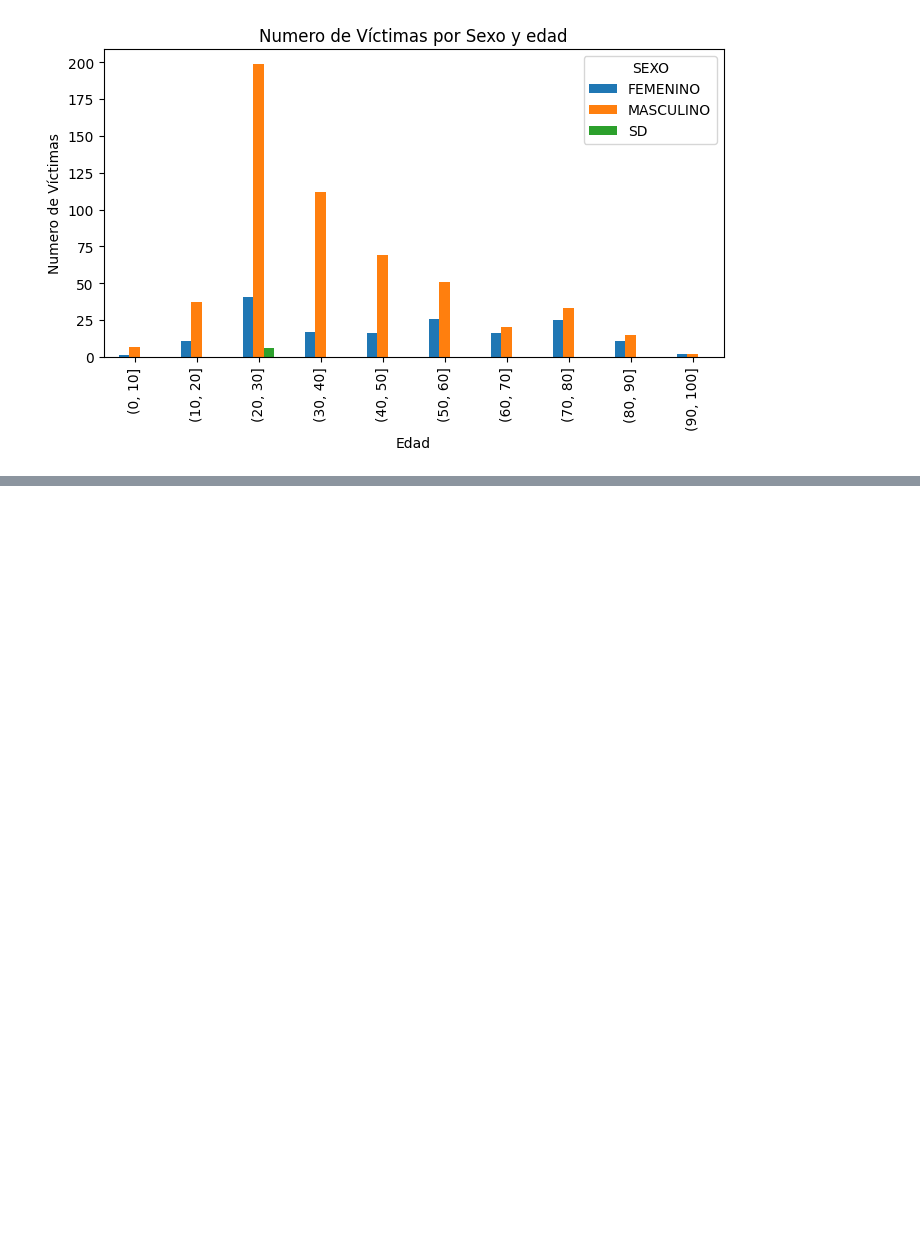
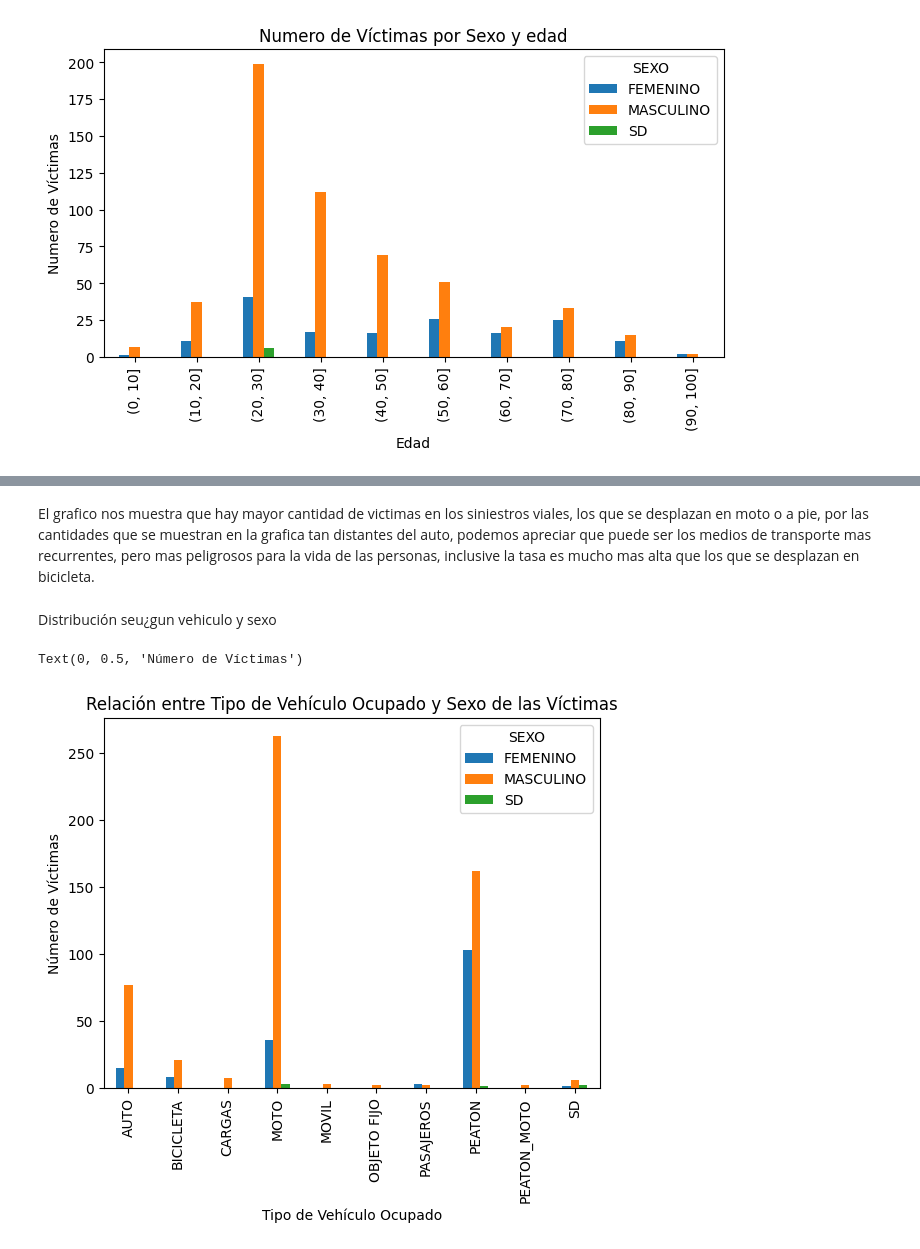
Before and after one commit to kensitmcn18/PI_DA, a Jupyter notebook: EDA_PI_DA.ipynb, the cells around one changed output, grey strips where cells are left out. Cells and saved outputs as stored; diff of their text form; code cells hidden in the pictures; blank space fills up the shorter version.

```diff
--- a/EDA_PI_DA.ipynb
+++ b/EDA_PI_DA.ipynb
@@ -580,0 +575,13 @@ Text(0, 0.5, 'Numero de Víctimas')
+# %% [markdown]
+El grafico nos muestra que hay mayor cantidad de victimas en los siniestros viales, los que se desplazan en moto o a pie, por las cantidades que se muestran en la grafica tan distantes del auto, podemos apreciar que puede ser los medios de transporte mas recurrentes, pero mas peligrosos para la vida de las personas, inclusive la tasa es mucho mas alta que los que se desplazan en bicicleta.
+# %% [markdown]
+Distribución seu¿gun vehiculo y sexo
+# %%
+tabla_contingencia = pd.crosstab(df_union['VICTIMA'], df_union['SEXO'])
+tabla_contingencia.plot(kind='bar')
+plt.title('Relación entre Tipo de Vehículo Ocupado y Sexo de las Víctimas')
+plt.xlabel('Tipo de Vehículo Ocupado')
+plt.ylabel('Número de Víctimas')
+# %% [output]
+Text(0, 0.5, 'Número de Víctimas')
+[figure, added]
```
Also changed, not shown: parts of 20 cells of this notebook, 2 other files.
